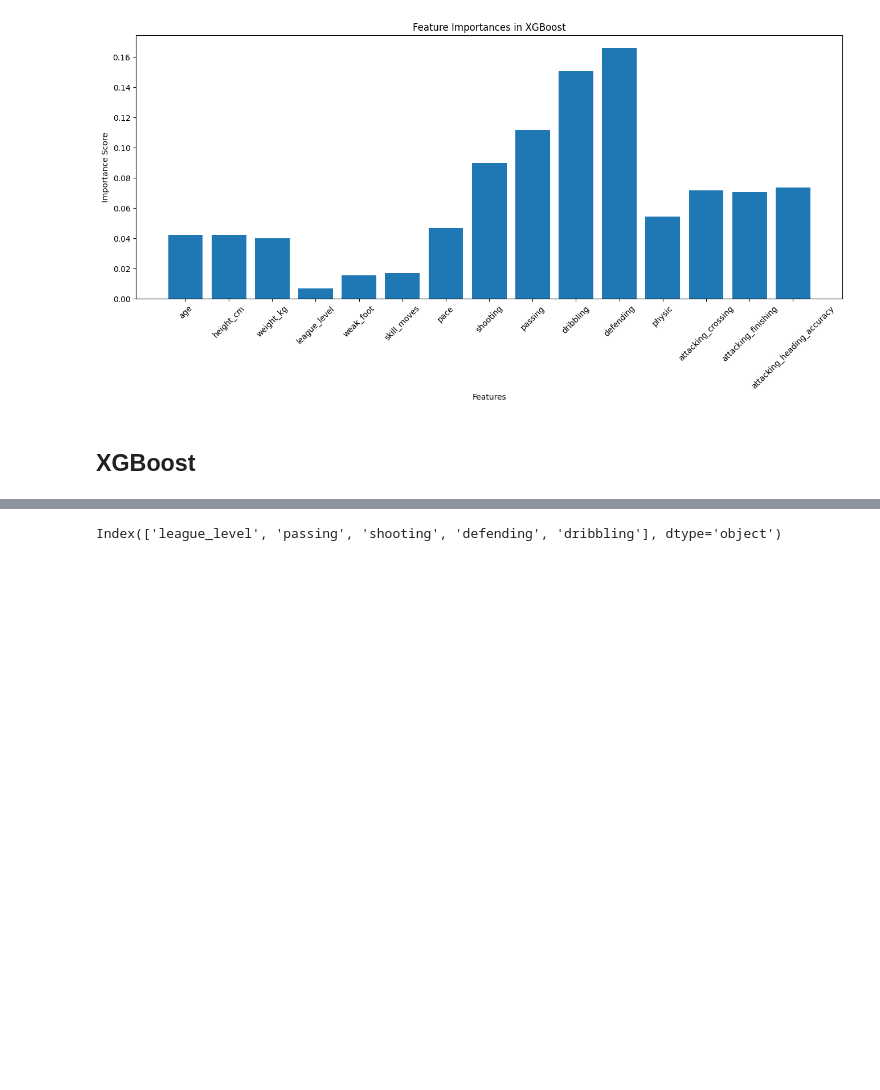
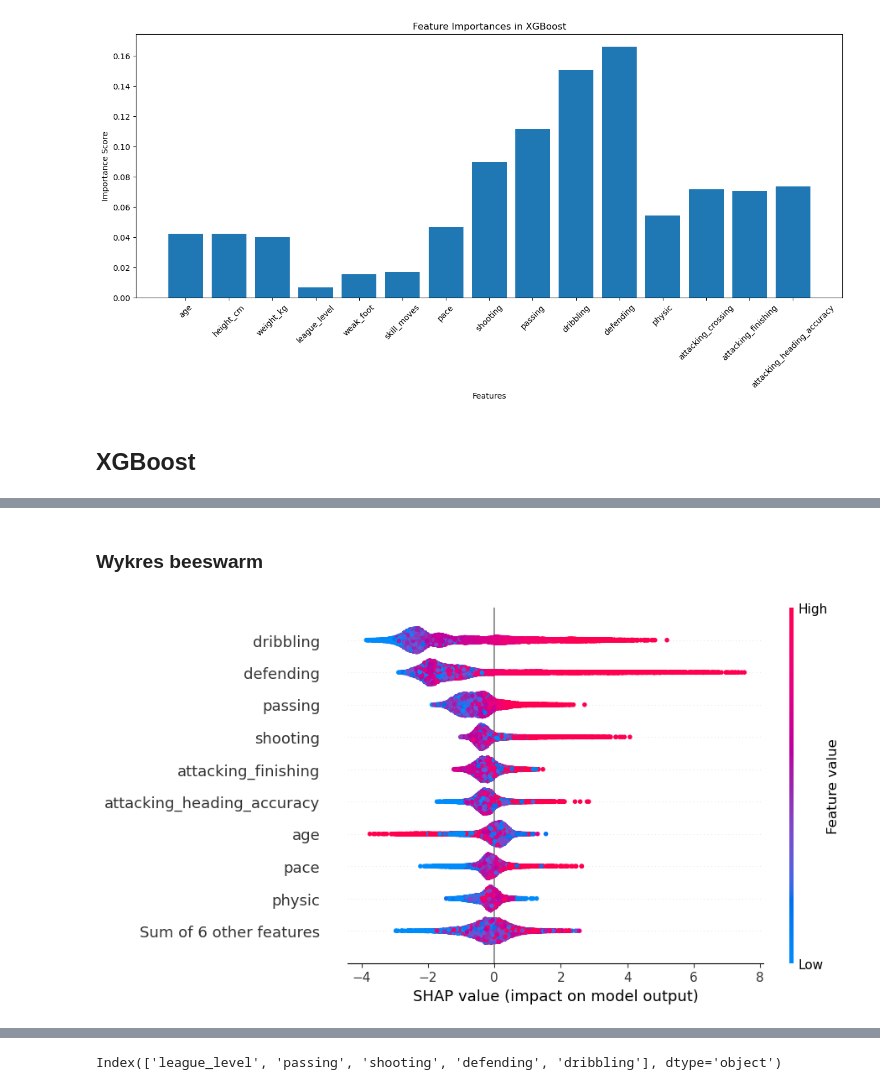
Before and after one commit to wojtek2288/ppd-projekt, a Jupyter notebook: ppd_projekt.ipynb, the cells around one changed output, grey strips where cells are left out. Drawn from its saved outputs; the diff is of its cells as text; code cells hidden in the pictures; blank space fills up the shorter version.

```diff
--- a/ppd_projekt.ipynb
+++ b/ppd_projekt.ipynb
@@ -736,0 +699,6 @@ Gini test: 0.92
+# %% [markdown]
+### Wykres beeswarm
+# %%
+shap.plots.beeswarm(shap_values)
+# %% [output]
+[figure, added]
```
Also changed, not shown: parts of 33 cells of this notebook.
